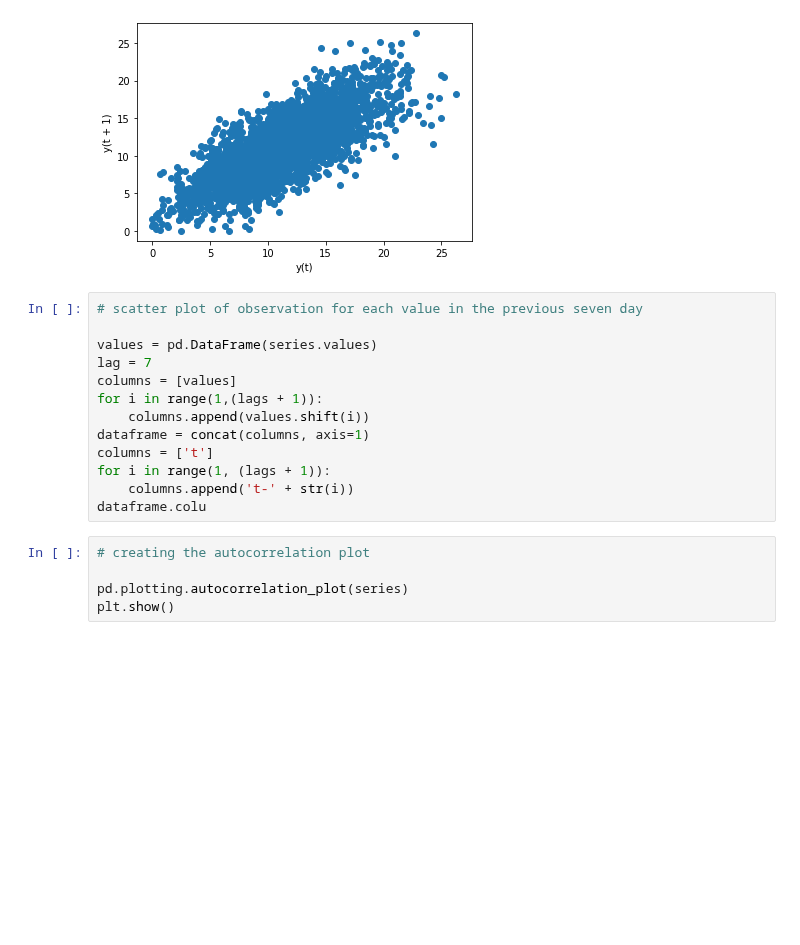
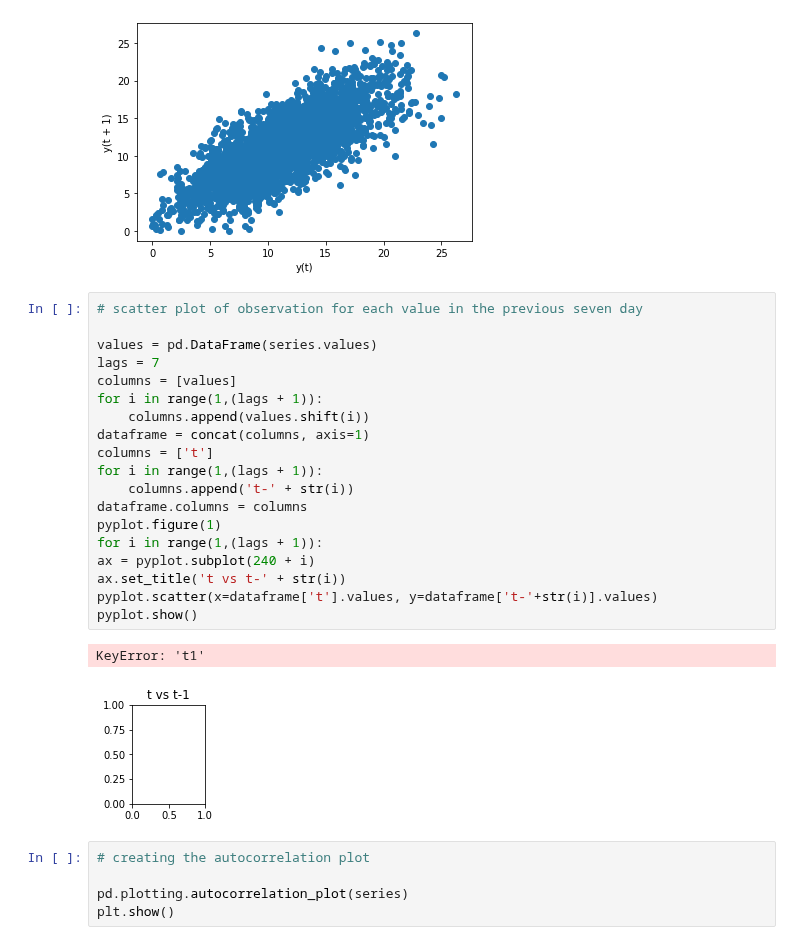
Before and after one commit to ayosamobitade/Time-Series-Analytic-Projects, a Jupyter notebook: Daily Minimum Temperature/Daily Minimum Temperature.ipynb, the cells around one changed output. Cells and saved outputs as stored; diff of their text form; blank space fills up the shorter version.

```diff
--- a/Daily Minimum Temperature/Daily Minimum Temperature.ipynb
+++ b/Daily Minimum Temperature/Daily Minimum Temperature.ipynb
@@ -208,16 +208,25 @@ plt.show()
 # %%
 # scatter plot of observation for each value in the previous seven day
 
 values = pd.DataFrame(series.values)
-lag = 7
+lags = 7
 columns = [values]
 for i in range(1,(lags + 1)):
     columns.append(values.shift(i))
 dataframe = concat(columns, axis=1)
 columns = ['t']
-for i in range(1, (lags + 1)):
+for i in range(1,(lags + 1)):
     columns.append('t-' + str(i))
-dataframe.colu
+dataframe.columns = columns
+pyplot.figure(1)
+for i in range(1,(lags + 1)):
+ax = pyplot.subplot(240 + i)
+ax.set_title('t vs t-' + str(i))
+pyplot.scatter(x=dataframe['t'].values, y=dataframe['t-'+str(i)].values)
+pyplot.show()
+# %% [output]
+KeyError: 't1'
+[figure, added]
 # %%
 # creating the autocorrelation plot
 
```
Also changed, not shown: 1 other file.
